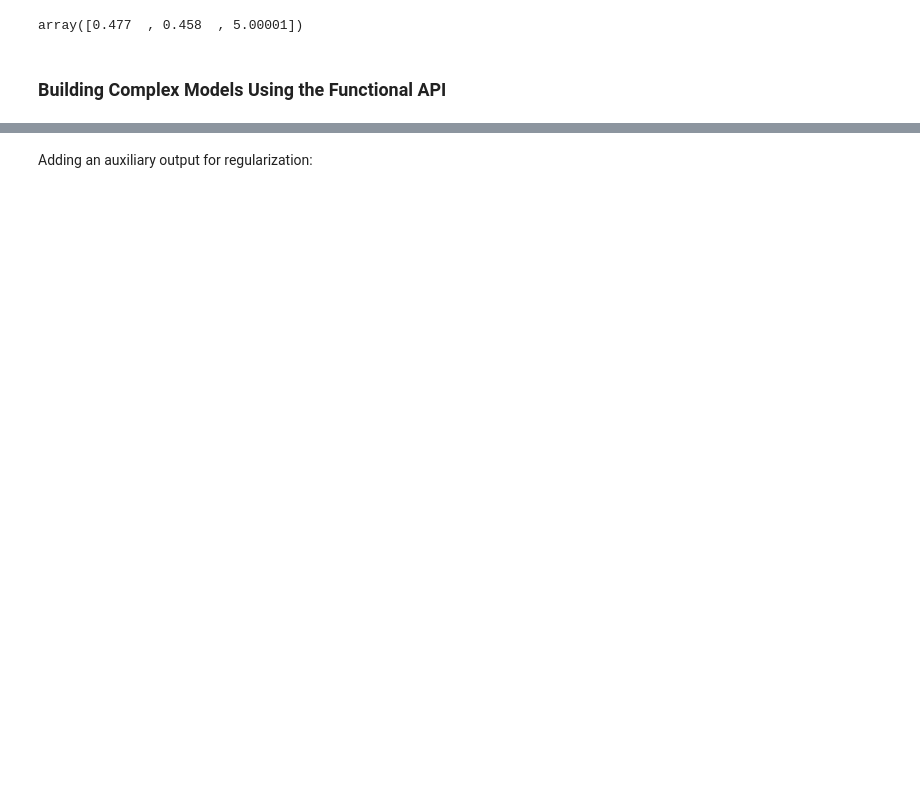
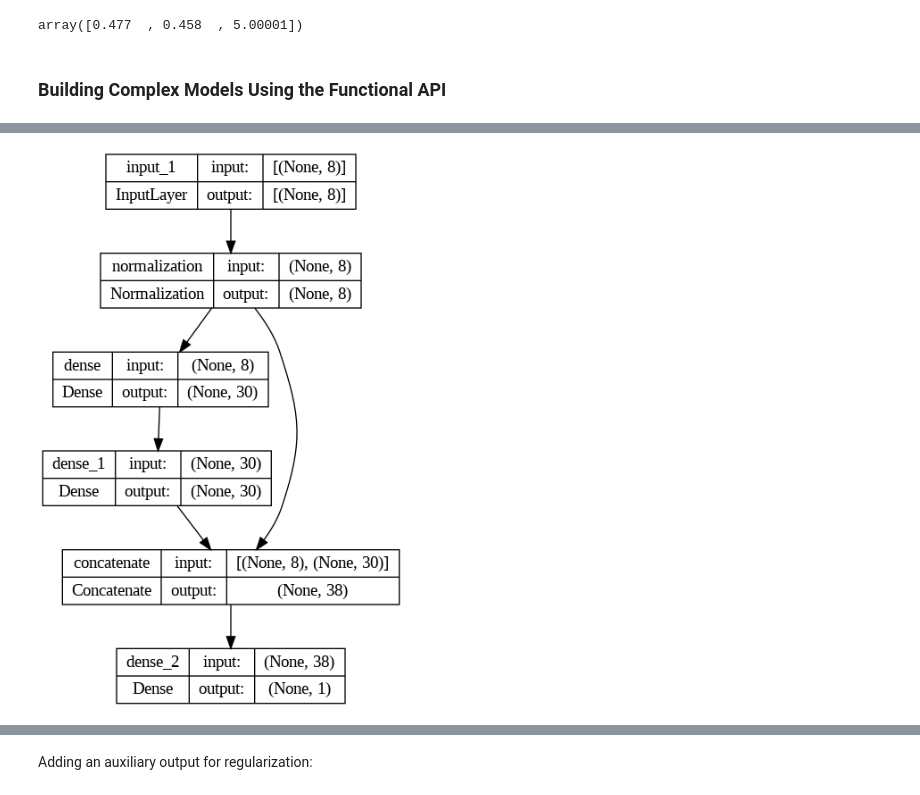
Before and after one commit to sambitmukherjee/handson-ml3, a Jupyter notebook: 10_neural_nets_with_keras.ipynb, the cells around one changed output, grey strips where cells are left out. Drawn from its saved outputs; the diff is of its cells as text; code cells hidden in the pictures; blank space fills up the shorter version.

Commit message:
Completed till "Using the Subclassing API to Build Dynamic Models"

```diff
--- a/10_neural_nets_with_keras.ipynb
+++ b/10_neural_nets_with_keras.ipynb
@@ -980,11 +1086,14 @@ tf.random.set_seed(42)
 # %%
+tf.keras.backend.clear_session()
+tf.random.set_seed(42)
+
 normalization_layer = tf.keras.layers.Normalization()
 hidden_layer1 = tf.keras.layers.Dense(30, activation="relu")
 hidden_layer2 = tf.keras.layers.Dense(30, activation="relu")
 concat_layer = tf.keras.layers.Concatenate()
 output_layer = tf.keras.layers.Dense(1)
 
-input_ = tf.keras.layers.Input(shape=X_train.shape[1:])
+input_ = tf.keras.Input(shape=X_train.shape[1:])
 normalized = normalization_layer(input_)
 hidden1 = hidden_layer1(normalized)
 hidden2 = hidden_layer2(hidden1)
@@ -997,3 +1124,7 @@ model.summary()
+# %%
+tf.keras.utils.plot_model(model, "wide_and_deep.png", show_shapes=True)
+# %% [output]
+[figure, added]
 # %%
 optimizer = tf.keras.optimizers.Adam(learning_rate=1e-3)
 model.compile(loss="mse", optimizer=optimizer, metrics=["RootMeanSquaredError"])
```
Also changed, not shown: parts of 76 cells of this notebook.
